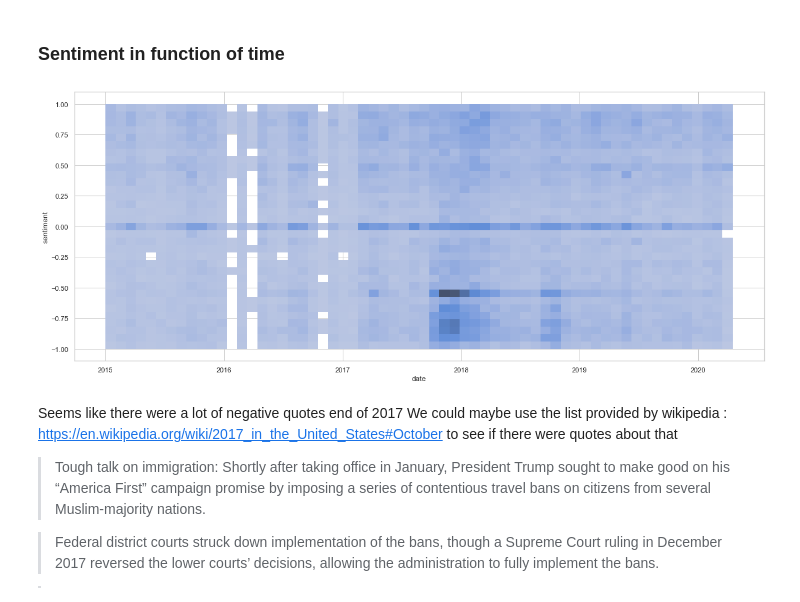
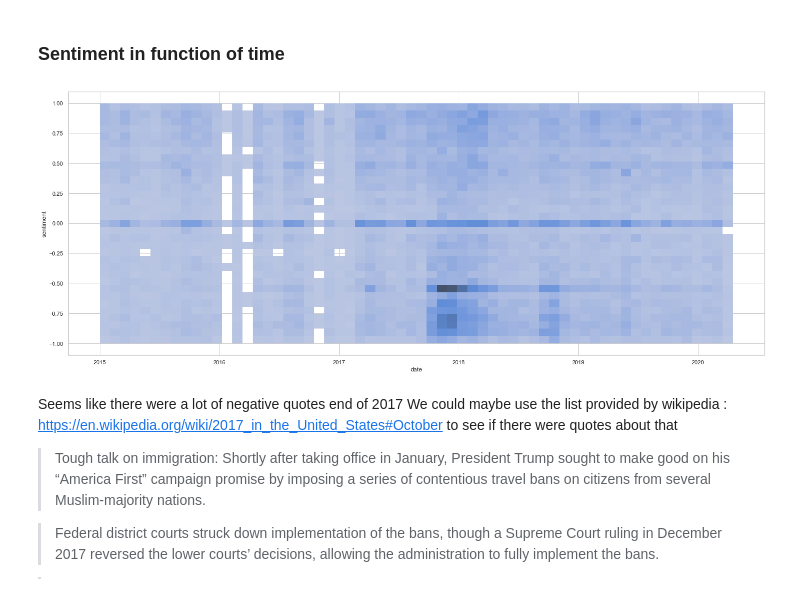
Before and after one commit to epfl-ada/ada-2021-project-concatsanddogs, a Jupyter notebook: Milestone_3_RQ4_sentiment_analysis.ipynb, the cells around one changed output. Saved outputs shown, nothing was run; the diff lists cells and outputs as text; code cells hidden in the pictures.

```diff
--- a/Milestone_3_RQ4_sentiment_analysis.ipynb
+++ b/Milestone_3_RQ4_sentiment_analysis.ipynb
@@ -197,10 +210,12 @@ df.head(2)
 ### Sentiment in function of time
 # %%
 plt.figure(figsize=(20,8))
-sns.histplot(df[['date','sentiment']], x="date", y="sentiment")
-plt.show()
+fig = sns.histplot(df[['date','sentiment']], x="date", y="sentiment")
+fig.get_figure()
+plt.tight_layout()
+plt.savefig('all_quotes_timeline.png')
 # %% [output]
-[figure, old version]
+[figure, new version]
 # %% [markdown]
 Seems like there were a lot of negative quotes end of 2017
 We could maybe use the list provided by wikipedia : https://en.wikipedia.org/wiki/2017_in_the_United_States#October to see if there were quotes about that
```
Also changed, not shown: parts of 11 cells of this notebook.
